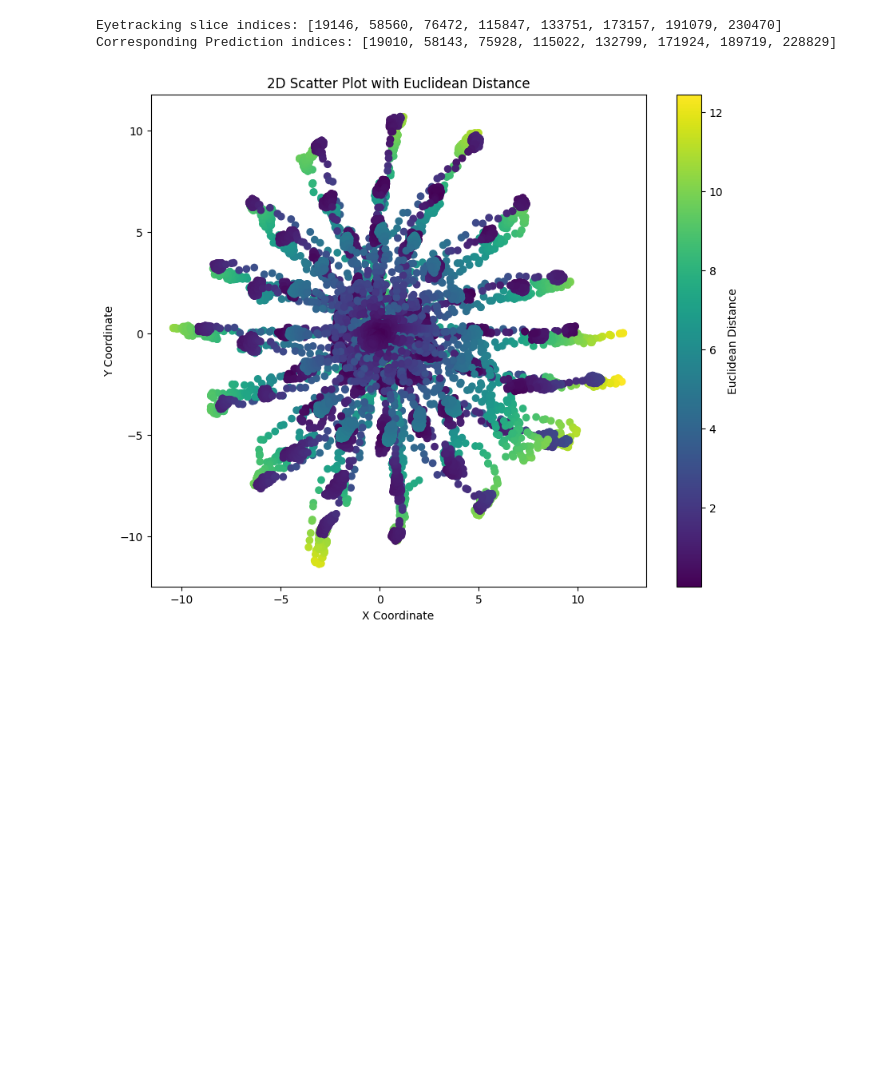
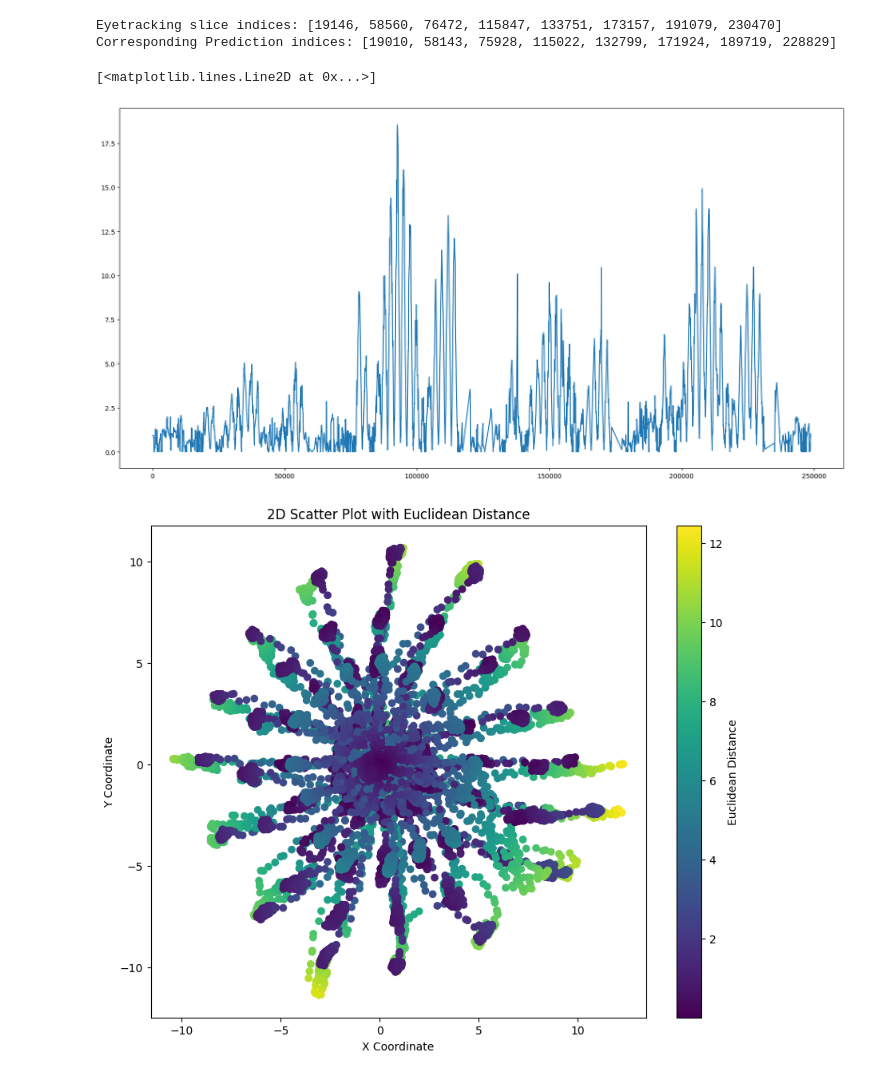
Before and after one commit to mszinte/pRF_analysis, a Jupyter notebook: RetinoMaps/eyetracking/dev/PurLoc_SacLoc/Predicted_target_position.ipynb, the cells around one changed output. Cells and saved outputs as stored; diff of their text form; code cells hidden in the pictures; blank space fills up the shorter version.

Commit message:
final figure codes

```diff
--- a/RetinoMaps/eyetracking/dev/PurLoc_SacLoc/Predicted_target_position.ipynb
+++ b/RetinoMaps/eyetracking/dev/PurLoc_SacLoc/Predicted_target_position.ipynb
@@ -19,7 +11,7 @@ please provide us feedback at https://github.com/pandas-dev/pandas/issues/54466
 # %%
-subject = 'sub-01'
-task = 'SacLoc'
-ses = 'ses-01'
+subject = 'sub-08'
+task = 'PurLoc'
+ses = 'ses-02'
 # %%
 def interp1d(array: np.ndarray, new_len: int) -> np.ndarray:
     la = len(array)
@@ -337,8 +316,8 @@ for amp, trial in zip(amplitude, seq_trial):
 
 
 # Convert to dva
-purs_expected_x = (np.array(purs_expected_x) - (analysis_info['center']))/analysis_info['ppd']
-purs_expected_y =  -1.0*((np.array(purs_expected_y) - (analysis_info['center']))/analysis_info['ppd'])
+purs_expected_x = (np.array(purs_expected_x) - (analysis_info['center'][0]))/analysis_info['ppd']
+purs_expected_y =  -1.0*((np.array(purs_expected_y) - (analysis_info['center'][1]))/analysis_info['ppd'])
 
 
 purs_x_intpl_run_1 = interp1d(purs_expected_x, new_len=int(248800)) # align with length of 1 run
@@ -580,13 +558,16 @@ for start, end in slice_indices_fix_seq:
 # %%
 # Eucledian Distance
 fig = plt.figure(figsize=(20, 10))
 
 #median_gaze = np.nanmedian(eye_data[:int(run_durations[207]), 1:3], axis=0)
-eucl_dist = np.sqrt((eyetracking_data_all_runs_x_intpol[:len(purs_x_intpl_run_1)] - purs_x_intpl_run_1)**2 + ( eyetracking_data_all_runs_y_intpol[:len(purs_y_intpl_run_1)]- purs_y_intpl_run_1)**2)
+eucl_dist = np.sqrt((eye_data_run_01_nan_blink_interpol[:len(purs_x_intpl_run_1),1] - purs_x_intpl_run_1)**2 + (eye_data_run_01_nan_blink_interpol[:len(purs_y_intpl_run_1),1]- purs_y_intpl_run_1)**2)
 #eucl_dist_2 = np.sqrt((- purs_x_intpl_run_2)**2 + ( - purs_y_intpl_run_2)**2)
 
 plt.plot(eucl_dist)
 #plt.plot(eucl_dist_2)
+# %% [output]
+[<matplotlib.lines.Line2D at 0x...>]
+[figure, added]
 # %%
 import matplotlib.pyplot as plt
 import numpy as np
```
Also changed, not shown: parts of 8 cells of this notebook, 10 other files.
